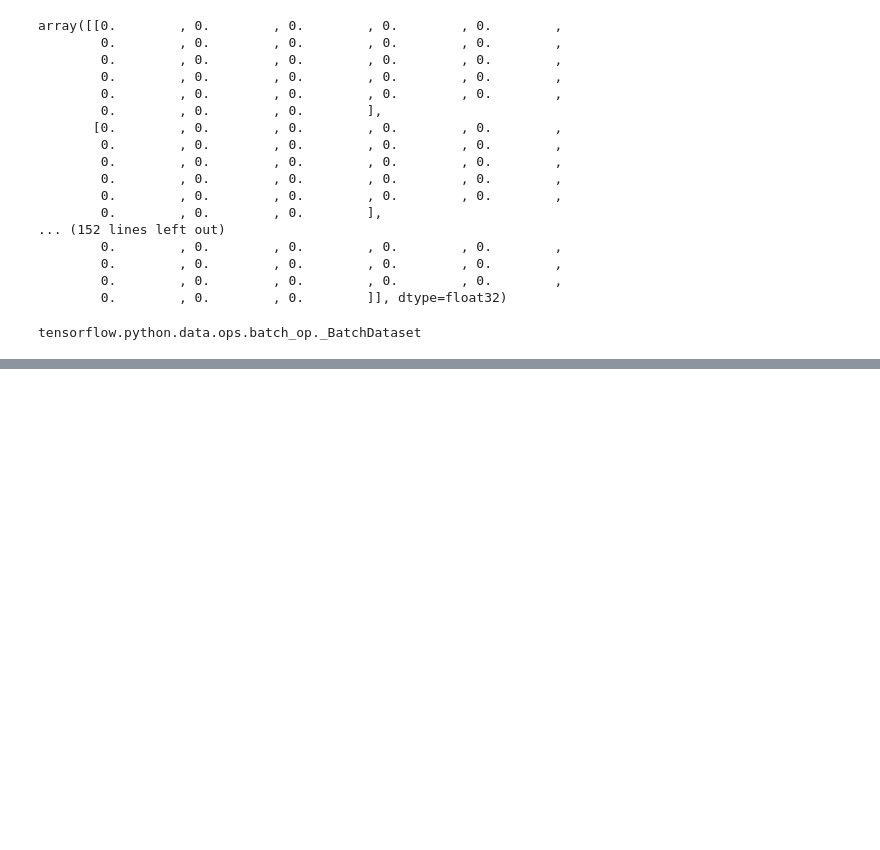
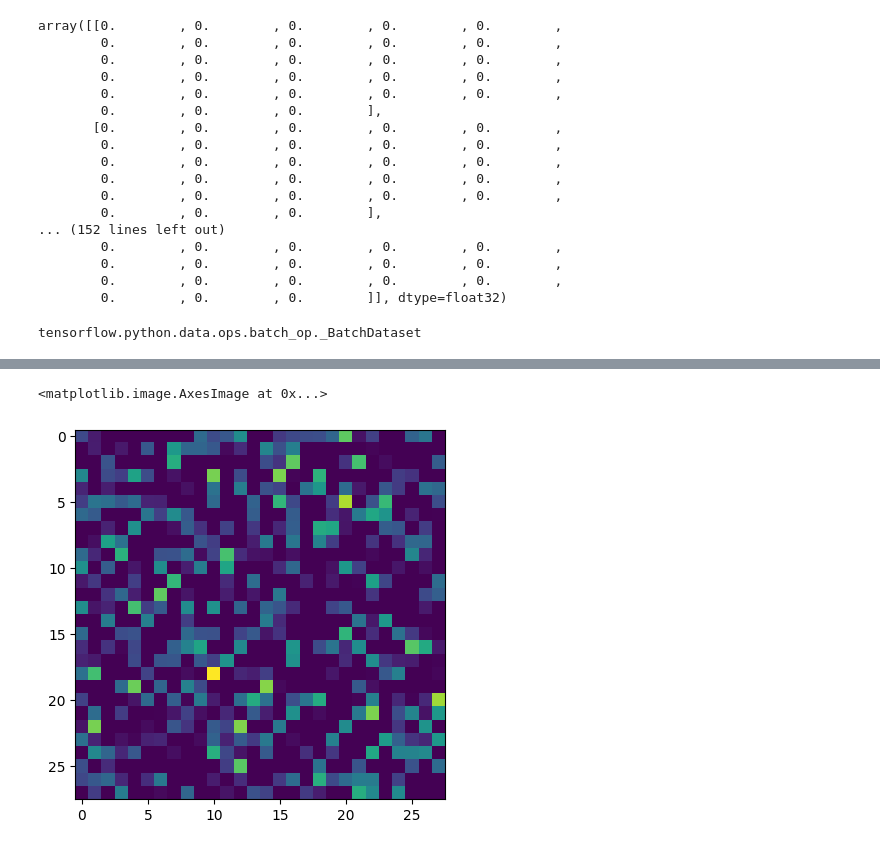
Before and after one commit to adrianofpereira/DeepLearningWithPython, a Jupyter notebook: RedesAdversariasGenerativasGANs.ipynb, the cells around one changed output, grey strips where cells are left out. Drawn from its saved outputs; the diff is of its cells as text; code cells hidden in the pictures; blank space fills up the shorter version.

```diff
--- a/RedesAdversariasGenerativasGANs.ipynb
+++ b/RedesAdversariasGenerativasGANs.ipynb
@@ -116,0 +137,5 @@ noise_dim = 100
+# %%
+plt.imshow(gerador(tf.random.normal([256,noise_dim]))[0])
+# %% [output]
+<matplotlib.image.AxesImage at 0x...>
+[figure, added]
```
Also changed, not shown: parts of 7 cells of this notebook.
